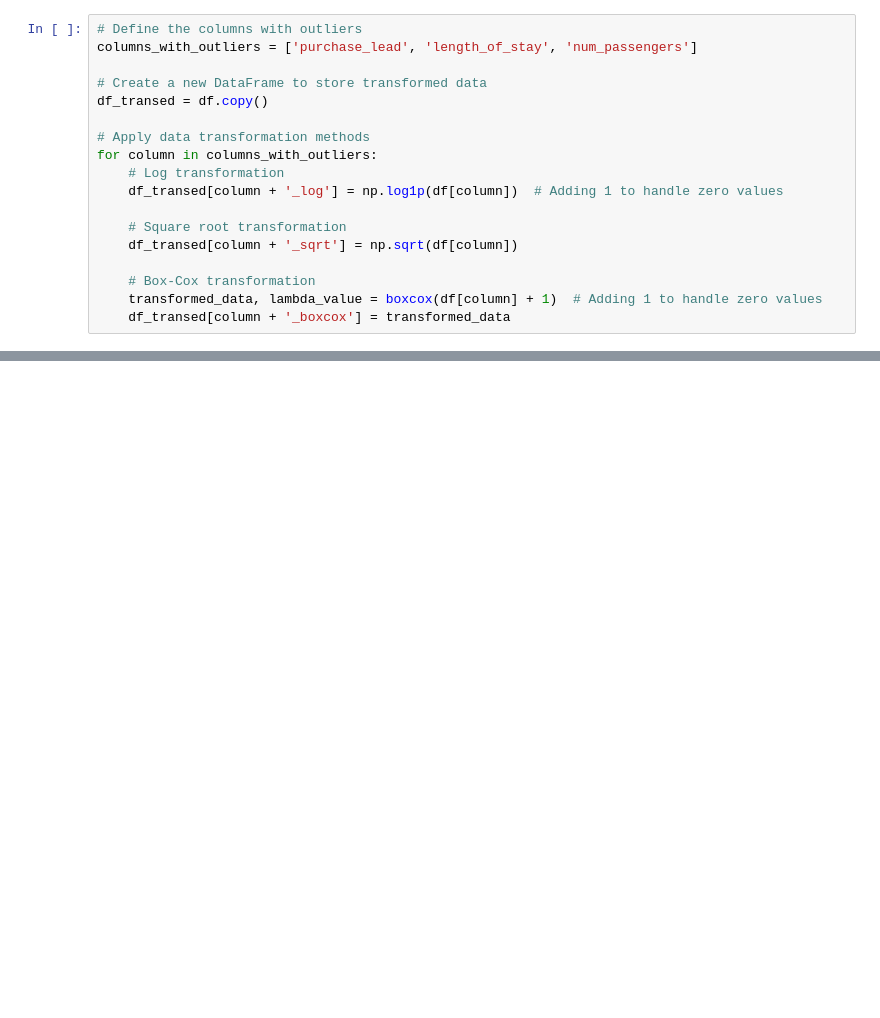
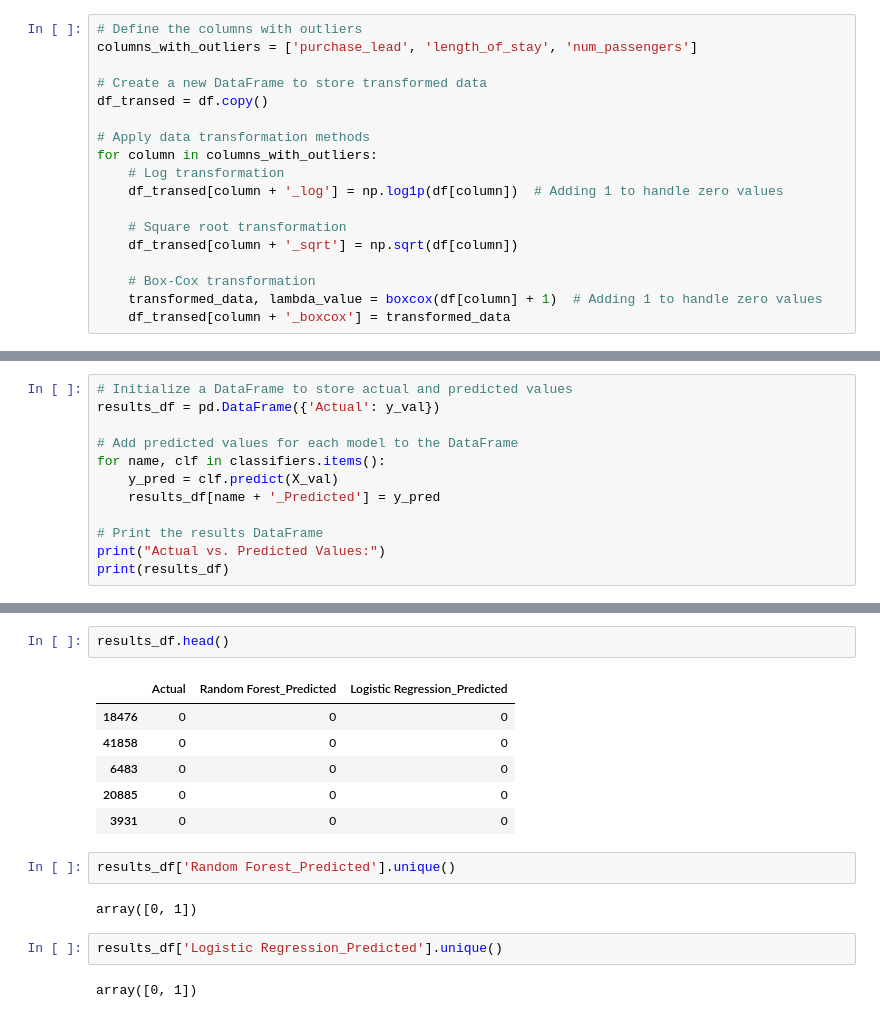
Before and after one commit to Gabriel-Dee/British-Airways-VJS, a Jupyter notebook: customer_buying_behaviour_predictions.ipynb, the cells around one changed output, grey strips where cells are left out. Drawn from its saved outputs; the diff is of its cells as text; blank space fills up the shorter version.

```diff
--- a/customer_buying_behaviour_predictions.ipynb
+++ b/customer_buying_behaviour_predictions.ipynb
@@ -291,0 +454,12 @@ plt.show()
+# %%
+# Initialize a DataFrame to store actual and predicted values
+results_df = pd.DataFrame({'Actual': y_val})
+
+# Add predicted values for each model to the DataFrame
+for name, clf in classifiers.items():
+    y_pred = clf.predict(X_val)
+    results_df[name + '_Predicted'] = y_pred
+
+# Print the results DataFrame
+print("Actual vs. Predicted Values:")
+print(results_df)
@@ -291,0 +482,17 @@ plt.show()
+# %%
+results_df.head()
+# %% [output]
+|  | Actual | Random Forest_Predicted | Logistic Regression_Predicted |
+| 18476 | 0 | 0 | 0 |
+| 41858 | 0 | 0 | 0 |
+| 6483 | 0 | 0 | 0 |
+| 20885 | 0 | 0 | 0 |
+| 3931 | 0 | 0 | 0 |
+# %%
+results_df['Random Forest_Predicted'].unique()
+# %% [output]
+array([0, 1])
+# %%
+results_df['Logistic Regression_Predicted'].unique()
+# %% [output]
+array([0, 1])
```
Also changed, not shown: parts of 21 cells of this notebook.
